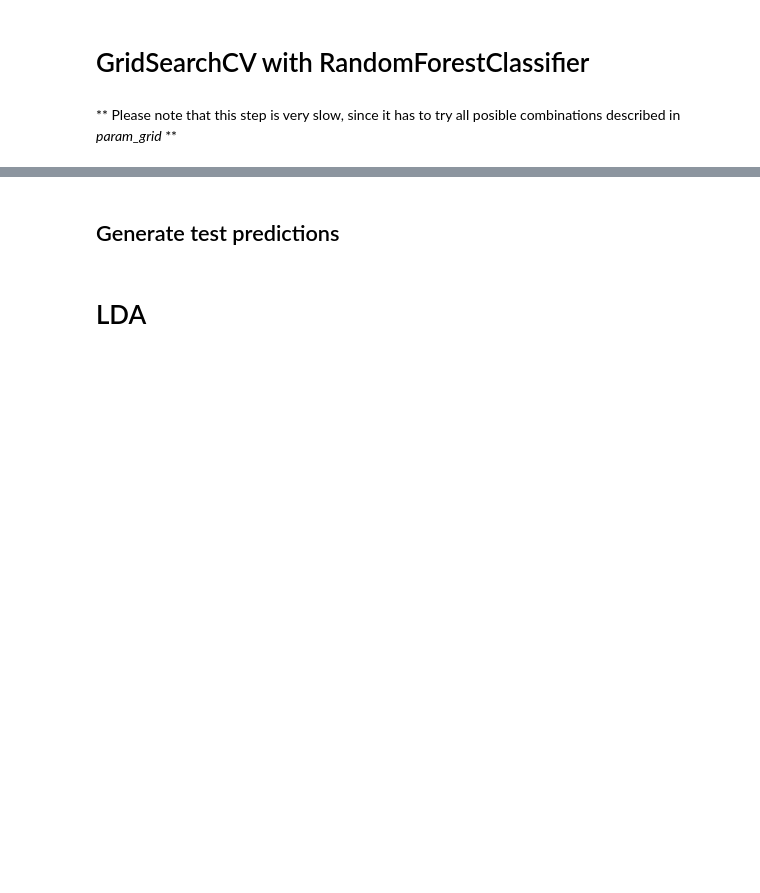
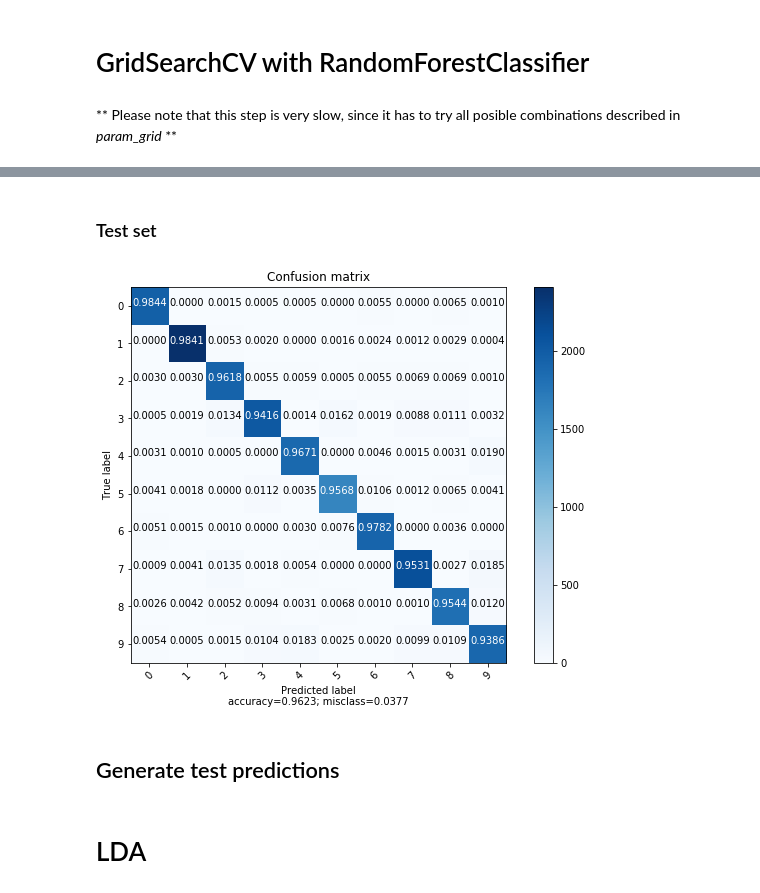
Before and after one commit to Cs4r/digit-recognizer-mlflow, a Jupyter notebook: MNIST data.ipynb, the cells around one changed output, grey strips where cells are left out. Saved outputs shown, nothing was run; the diff lists cells and outputs as text; code cells hidden in the pictures; blank space fills up the shorter version.

```diff
--- a/MNIST data.ipynb
+++ b/MNIST data.ipynb
@@ -229,3 +398,11 @@ for score in gridSearch.grid_scores_:
+# %% [markdown]
+### Test set
+# %%
+conf_matrix_test = confusion_matrix(y_test, clf.predict(X_test), labels=np.unique(labels))
+
+plot_confusion_matrix(conf_matrix_test, labels_text)
+# %% [output]
+[figure, added]
 # %% [markdown]
 ## Generate test predictions
 # %%
```
Also changed, not shown: parts of 53 cells of this notebook.
